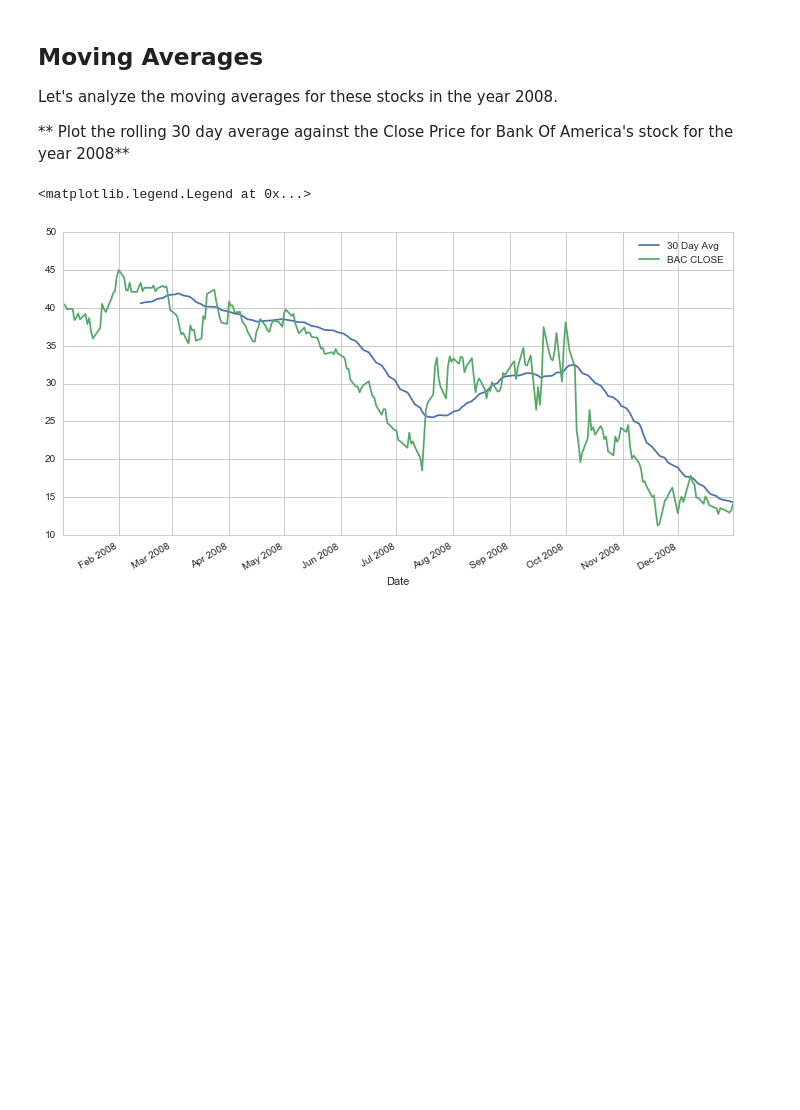
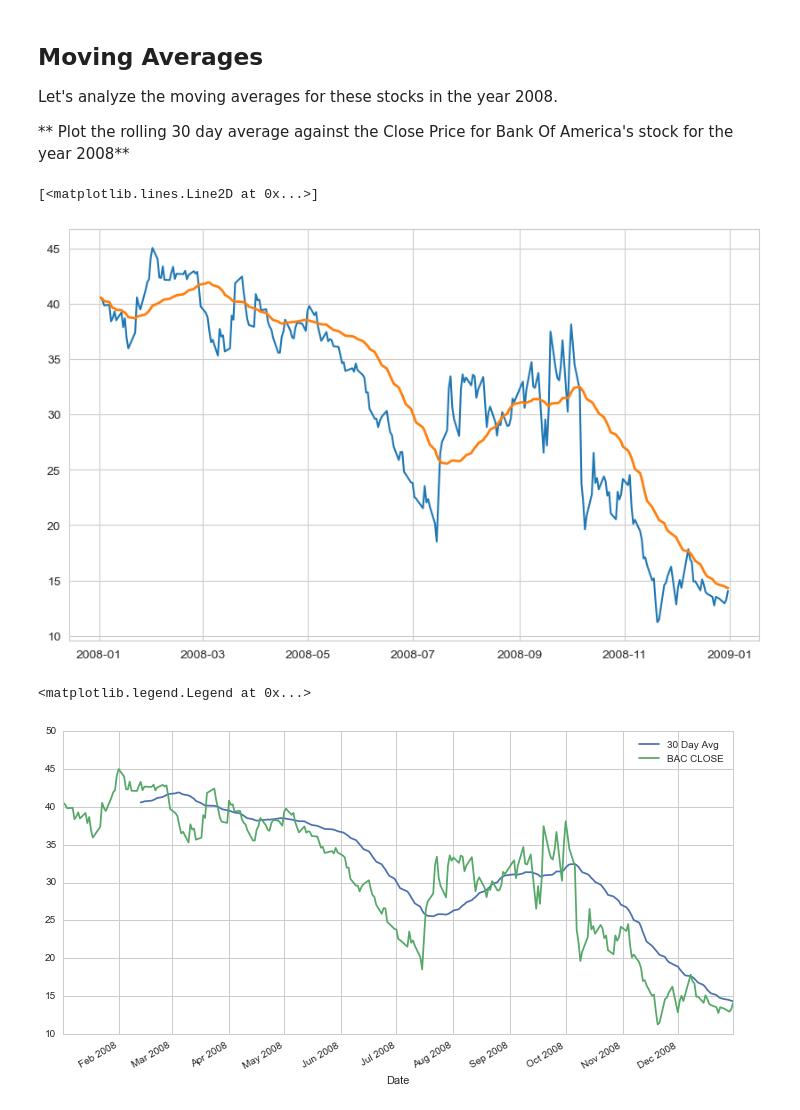
Before and after one commit to tylercoen/python, a Jupyter notebook: Python for Data Science and Machine Learning Bootcamp/Data Capstone Project/03-Finance Project.ipynb, the cells around one changed output. Cells and saved outputs as stored; diff of their text form; code cells hidden in the pictures; blank space fills up the shorter version.

```diff
--- a/Python for Data Science and Machine Learning Bootcamp/Data Capstone Project/03-Finance Project.ipynb
+++ b/Python for Data Science and Machine Learning Bootcamp/Data Capstone Project/03-Finance Project.ipynb
@@ -322,6 +313,19 @@ cf.go_offline()
 Let's analyze the moving averages for these stocks in the year 2008.
 
 ** Plot the rolling 30 day average against the Close Price for Bank Of America's stock for the year 2008**
+# %%
+close_2008 = close_columns[close_columns.index.year == int('2008')]
+close_2008.head()
+
+window=30
+close_2008['30_day_MA'] = close_2008['BAC'].rolling(window=window, min_periods=1).mean()
+
+plt.figure(figsize=(10,6))
+plt.plot(close_2008['BAC'], label="Closing Price")
+plt.plot(close_2008['30_day_MA'], label='30 Day Avg', linestyle='-',linewidth=2)
+# %% [output]
+[<matplotlib.lines.Line2D at 0x...>]
+[figure, added]
 # %%
 # %% [output]
 <matplotlib.legend.Legend at 0x...>
```
Also changed, not shown: parts of 19 cells of this notebook, 1 other file.
